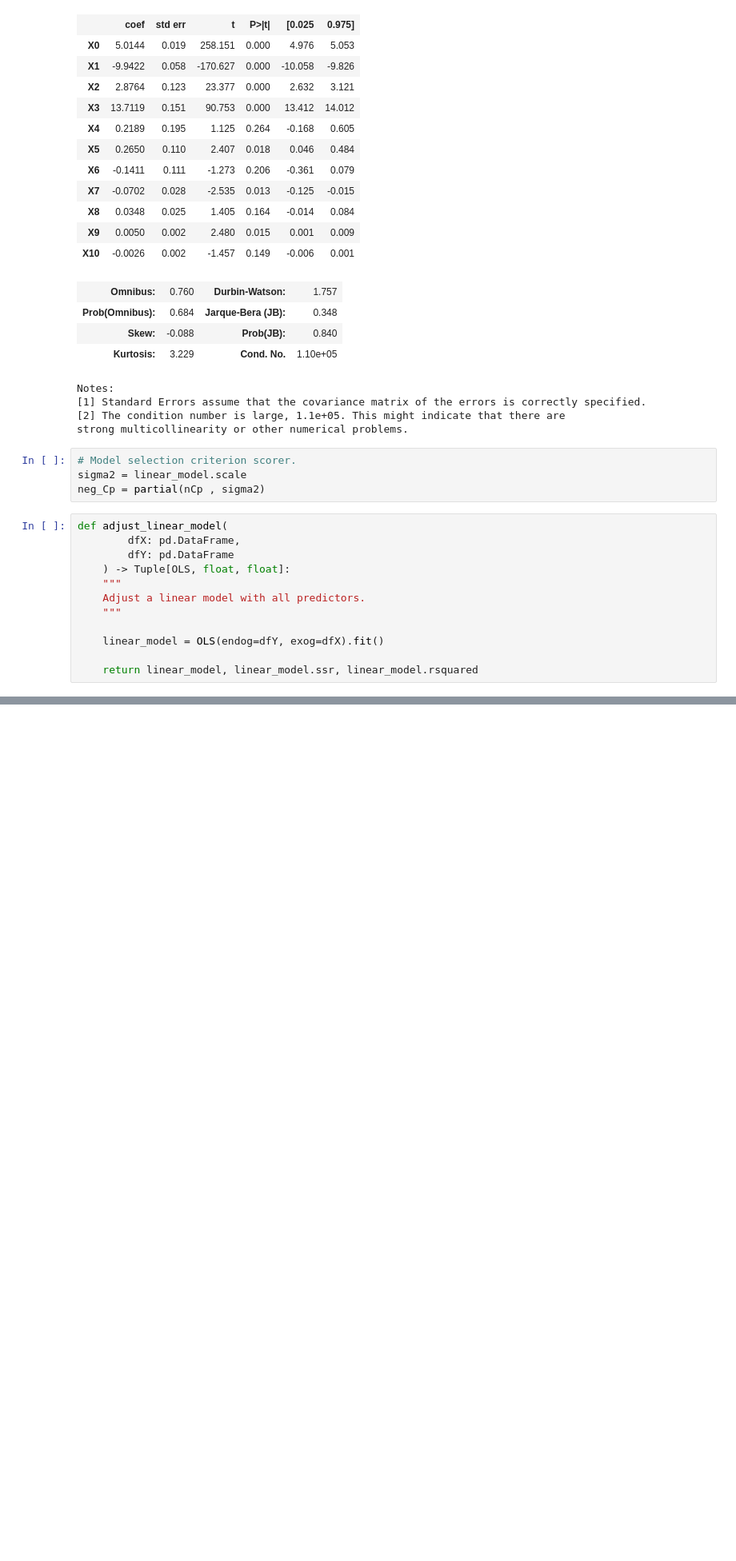
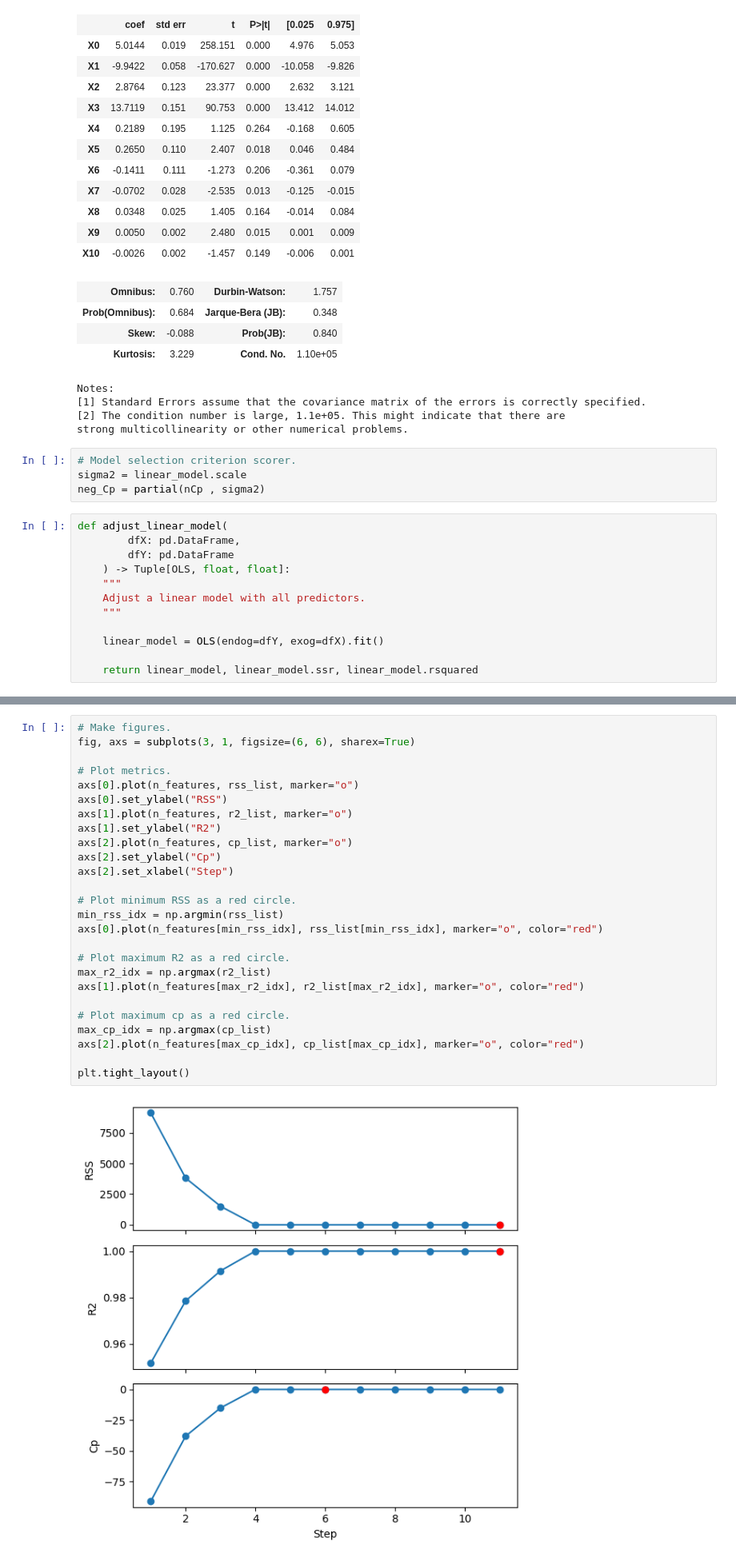
Before and after one commit to SandroAlex/statistical-learning, a Jupyter notebook: islp/chapter06.ipynb, the cells around one changed output, grey strips where cells are left out. Shown at 80% size. Cells and saved outputs as stored; diff of their text form; blank space fills up the shorter version.

```diff
--- a/islp/chapter06.ipynb
+++ b/islp/chapter06.ipynb
@@ -430,0 +502,28 @@ def adjust_linear_model(
+# %%
+# Make figures.
+fig, axs = subplots(3, 1, figsize=(6, 6), sharex=True)
+
+# Plot metrics.
+axs[0].plot(n_features, rss_list, marker="o")
+axs[0].set_ylabel("RSS")
+axs[1].plot(n_features, r2_list, marker="o")
+axs[1].set_ylabel("R2")
+axs[2].plot(n_features, cp_list, marker="o")
+axs[2].set_ylabel("Cp")
+axs[2].set_xlabel("Step")
+
+# Plot minimum RSS as a red circle.
+min_rss_idx = np.argmin(rss_list)
+axs[0].plot(n_features[min_rss_idx], rss_list[min_rss_idx], marker="o", color="red")
+
+# Plot maximum R2 as a red circle.
+max_r2_idx = np.argmax(r2_list)
+axs[1].plot(n_features[max_r2_idx], r2_list[max_r2_idx], marker="o", color="red")
+
+# Plot maximum cp as a red circle.
+max_cp_idx = np.argmax(cp_list)
+axs[2].plot(n_features[max_cp_idx], cp_list[max_cp_idx], marker="o", color="red")
+
+plt.tight_layout()
+# %% [output]
+[figure, added]
```
Also changed, not shown: parts of 11 cells of this notebook.
